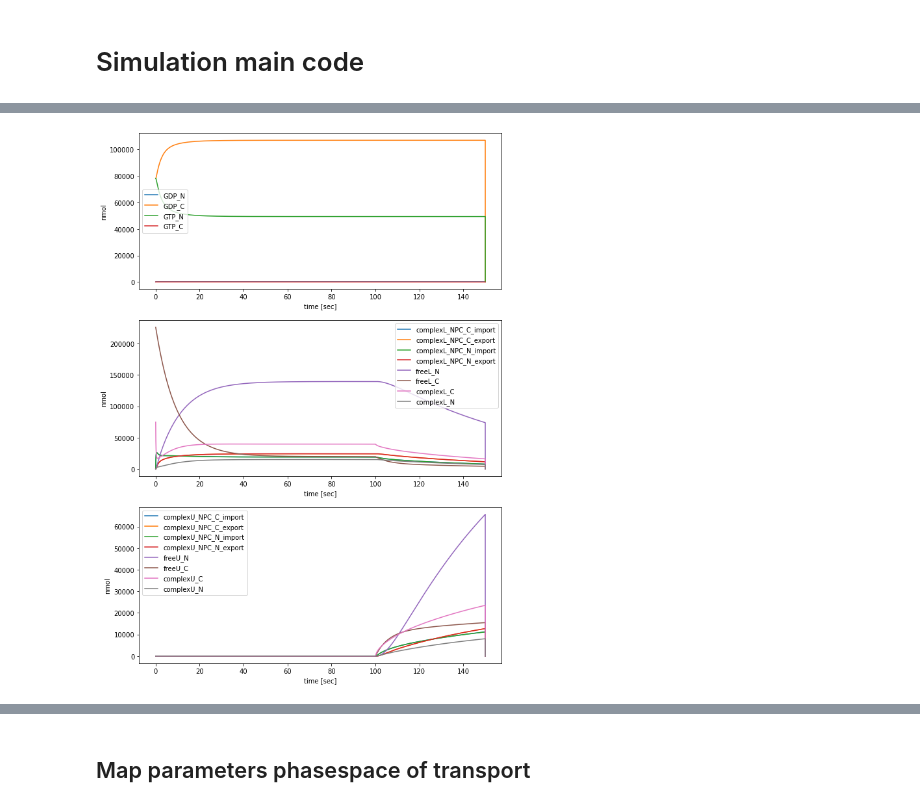
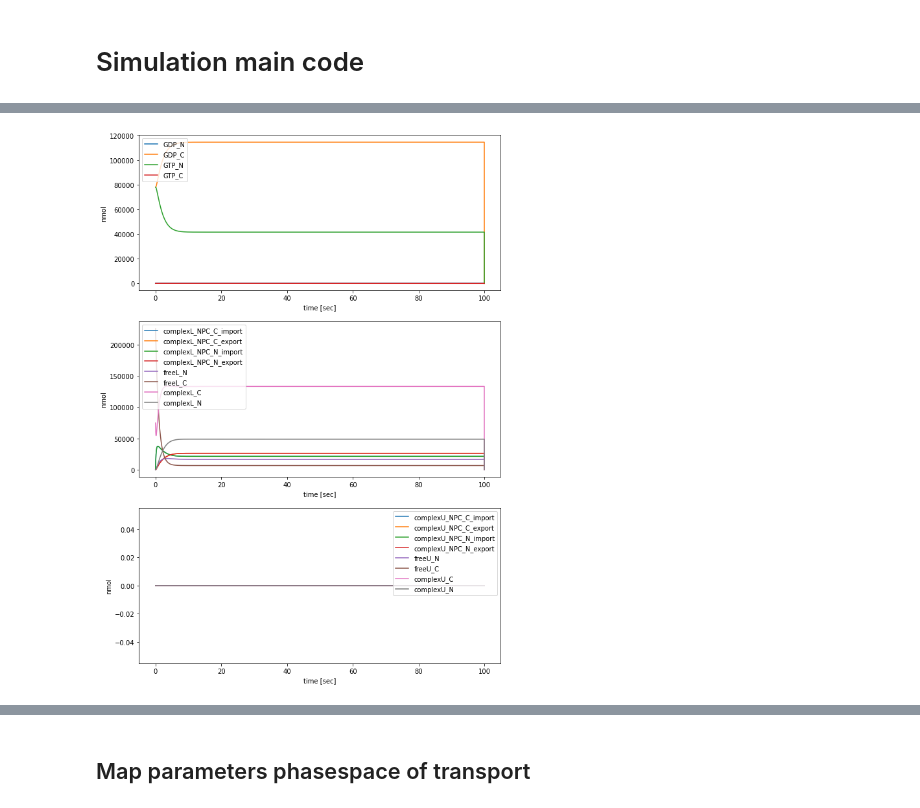
Before and after one commit to ravehlab/npctransport_kinetic, a Jupyter notebook: NPC_FLIP_simulations.ipynb, the cells around one changed output, grey strips where cells are left out. Cells and saved outputs as stored; diff of their text form; code cells hidden in the pictures.

```diff
--- a/NPC_FLIP_simulations.ipynb
+++ b/NPC_FLIP_simulations.ipynb
@@ -57,6 +60,15 @@ def time_series(sim_time_sec, attributes, n_skip=10, dt_sec=1e-3, **kwargs):
   ts= TransportSimulation(**kwargs)
   ts.bleach_start_time_sec= 100.0
   ts.dt_sec= dt_sec
+  ##### DEBUG
+  DEBUG= False
+  if DEBUG:
+      init_params= {"Ran_cell_M": 20e-6}
+      ts= get_new_transport_simulation(**init_params)
+      ts.set_params(
+        max_passive_diffusion_rate_nmol_per_sec_per_M  = 2e+7,
+        fraction_complex_NPC_traverse_per_sec = 1.0)
+  ##### DEBUG
   n= int(np.ceil(sim_time_sec / ts.dt_sec))
   print(f"Running for n={n} time steps")
   n_frames= int(np.floor(n/n_skip)) + 1
@@ -88,7 +100,10 @@ def plot_simulation_attributes(sim_time_sec,
                   n_skip= n_skip,
                   dt_sec= dt_sec,
                   **kwargs)
-  fig, axes= plt.subplots(3,1, figsize=(10,15), squeeze= False)
+  fig, axes= plt.subplots(len(attributes_list),
+                          1,
+                          figsize=(10,15),
+                          squeeze= False)
   for cur_attributes, ax in zip(attributes_list, axes[:,0]):
       print(cur_attributes)
       for attr in cur_attributes:
@@ -107,7 +122,7 @@ def plot_simulation_attributes(sim_time_sec,
         ax.set_ylim(ylim)
   return axes, x, c
 # %%
-sim_time_sec= 150.0
+sim_time_sec= 100.0
 RAN_attributes = ['GDP_N', 'GDP_C', 'GTP_N', 'GTP_C']
 cargoL_attributes= ['complexL_NPC_C_import', 'complexL_NPC_C_export',
                     'complexL_NPC_N_import', 'complexL_NPC_N_export',
@@ -121,10 +136,13 @@ npc_attributes = ['nmol_NPC']
 dock_attributes = ['c_C_M', 'fraction_C_b', 'nmol_NPC', 'NPC_dock_capacity']
 # %%
 is_log= False
+sim_flags= dict(rate_free_to_complex_per_sec=1.0,
+                max_passive_diffusion_rate_nmol_per_sec_per_M=2e7)
 ax, x, c= plot_simulation_attributes(sim_time_sec,
                            [ RAN_attributes,
                              cargoL_attributes,
                              cargoU_attributes ],
                             log= is_log,
-                            dt_sec=1e-3)
+                            dt_sec=1e-3,
+                            **sim_flags)
 # %% [output]
@@ -134,5 +152,5 @@ Cargo after: 301099.9999999986
 ['GDP_N', 'GDP_C', 'GTP_N', 'GTP_C']
 ['complexL_NPC_C_import', 'complexL_NPC_C_export', 'complexL_NPC_N_import', 'complexL_NPC_N_export', 'freeL_N', 'freeL_C', 'complexL_C', 'complexL_N']
 ['complexU_NPC_C_import', 'complexU_NPC_C_export', 'complexU_NPC_N_import', 'complexU_NPC_N_export', 'freeU_N', 'freeU_C', 'complexU_C', 'complexU_N']
-[figure, old version]
+[figure, new version]
 # %%
```
Also changed, not shown: parts of 16 cells of this notebook, 1 other file.
